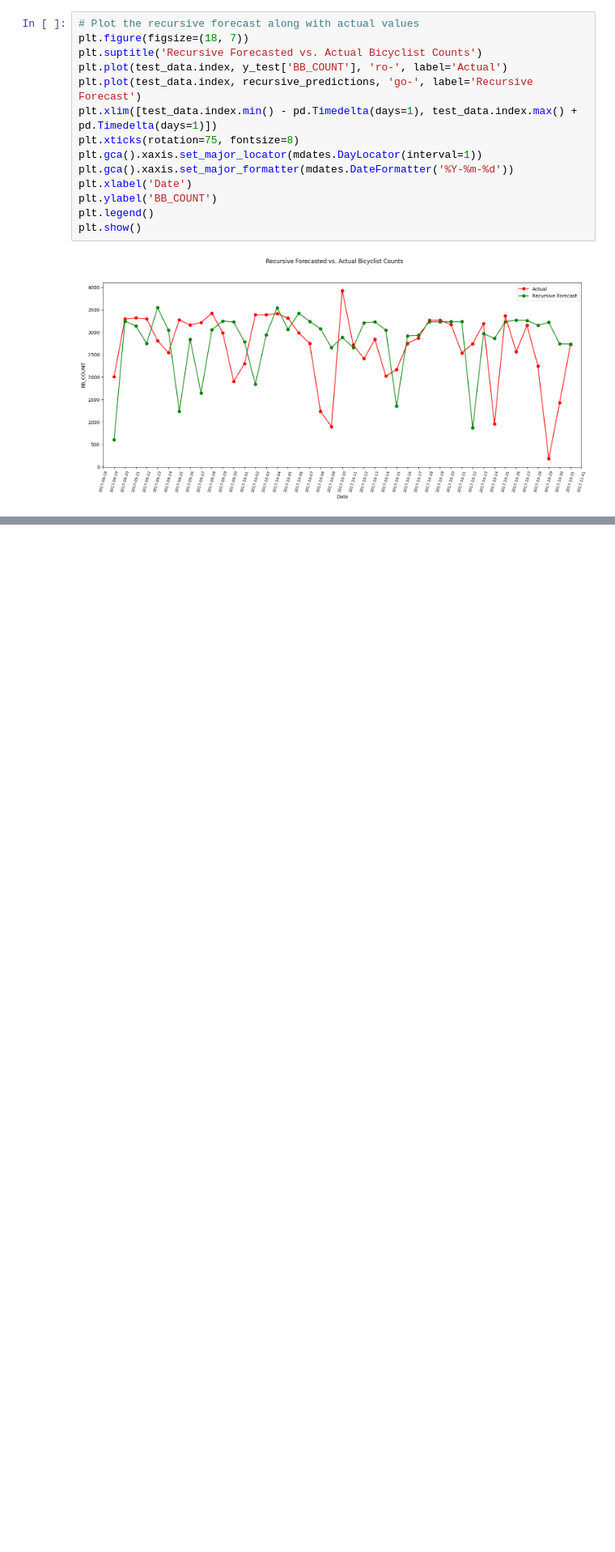
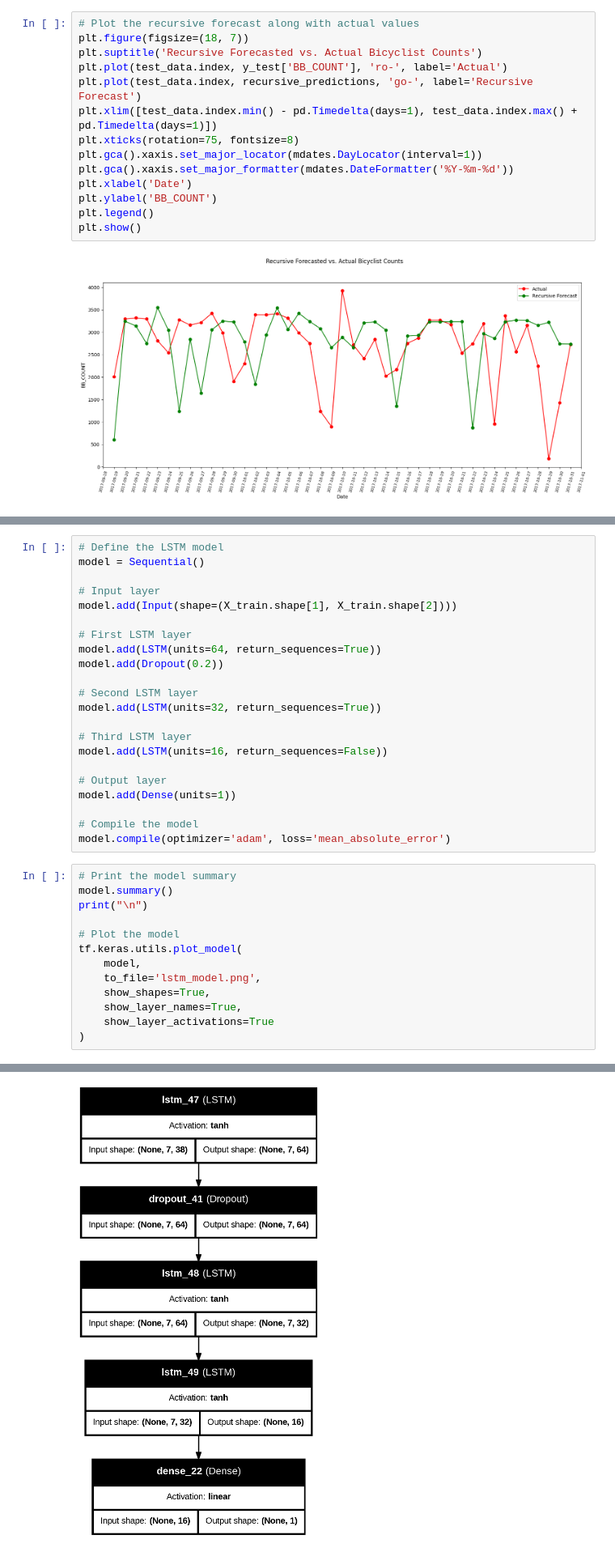
Before and after one commit to williamjowens/library-exploration, a Jupyter notebook: sklearn2pmml_feature_engine.ipynb, the cells around one changed output, grey strips where cells are left out. Shown at 81% size. Cells and saved outputs as stored; diff of their text form; blank space fills up the shorter version.

```diff
--- a/sklearn2pmml_feature_engine.ipynb
+++ b/sklearn2pmml_feature_engine.ipynb
@@ -2252,0 +2471,36 @@ plt.show()
+# %%
+# Define the LSTM model
+model = Sequential()
+
+# Input layer
+model.add(Input(shape=(X_train.shape[1], X_train.shape[2])))
+
+# First LSTM layer
+model.add(LSTM(units=64, return_sequences=True))
+model.add(Dropout(0.2))
+
+# Second LSTM layer
+model.add(LSTM(units=32, return_sequences=True))
+
+# Third LSTM layer
+model.add(LSTM(units=16, return_sequences=False))
+
+# Output layer
+model.add(Dense(units=1))
+
+# Compile the model
+model.compile(optimizer='adam', loss='mean_absolute_error')
+# %%
+# Print the model summary
+model.summary()
+print("\n")
+
+# Plot the model
+tf.keras.utils.plot_model(
+    model,
+    to_file='lstm_model.png',
+    show_shapes=True,
+    show_layer_names=True,
+    show_layer_activations=True
+)
+# %% [output]
@@ -2252,0 +2524 @@ plt.show()
+[figure, added]
```
Also changed, not shown: parts of 19 cells of this notebook.
